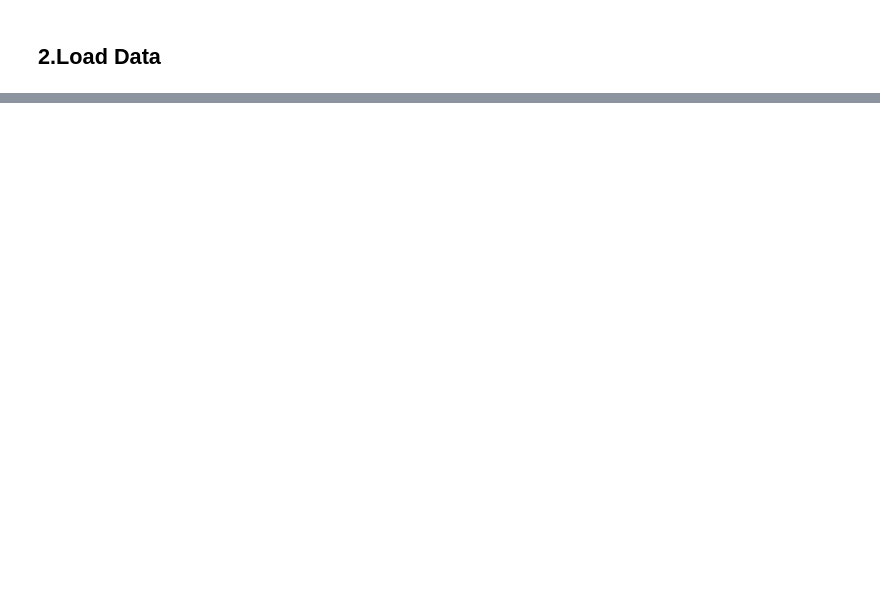
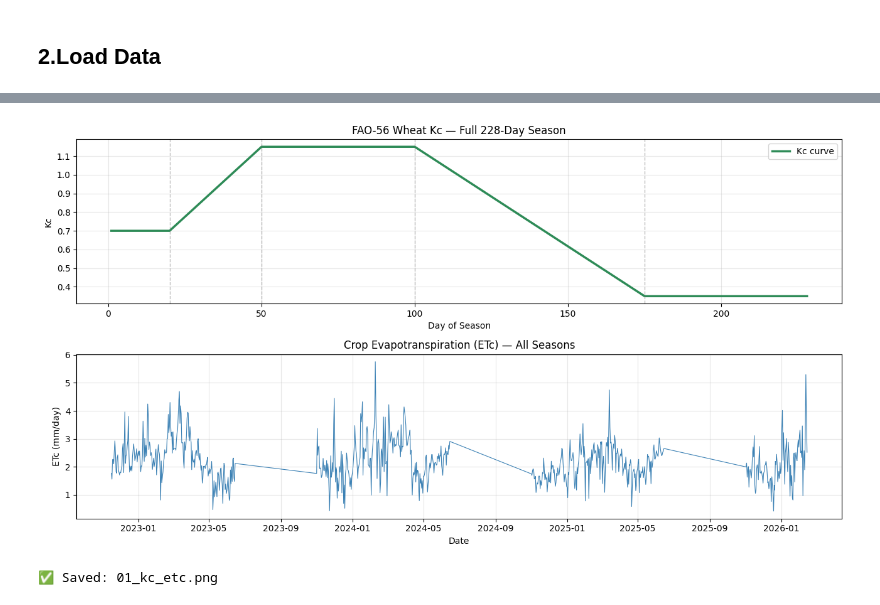
Before and after one commit to Hajer5503/AgriSmart, a Jupyter notebook: modules/irrigation_rl/notebooks/02_data_preparation.ipynb, the cells around one changed output, grey strips where cells are left out. Cells and saved outputs as stored; diff of their text form; code cells hidden in the pictures; blank space fills up the shorter version.

```diff
--- a/modules/irrigation_rl/notebooks/02_data_preparation.ipynb
+++ b/modules/irrigation_rl/notebooks/02_data_preparation.ipynb
@@ -374,0 +206,12 @@ files.download("prepared_rl_dataset_extended.csv")
+# %%
+def get_day_of_season(date):
+    """Returns day number within the current wheat season (1 = sowing day)."""
+    for s in crop_seasons:
+        if s['sowing'] <= date <= s['harvest']:
+            return (date - s['sowing']).days + 1
+    return np.nan
+
+df['day_of_season'] = df['date'].apply(get_day_of_season).astype(int)
+
+print(f"Day of season range : {df['day_of_season'].min()} → {df['day_of_season'].max()}")
+print(f"(Wheat season length: 228 days = Nov 1 → Jun 15)")
@@ -374,0 +284,29 @@ files.download("prepared_rl_dataset_extended.csv")
+# %%
+# ── Visualise Kc curve ────────────────────────────────────────────────────
+fig, axes = plt.subplots(2, 1, figsize=(13, 7))
+
+days      = range(1, 229)
+kc_curve  = [calculate_kc(d) for d in days]
+stage_bounds = [20, 50, 100, 175]
+
+axes[0].plot(days, kc_curve, color="#2E8B57", linewidth=2.5, label="Kc curve")
+for b in stage_bounds:
+    axes[0].axvline(b, color="gray", linestyle="--", alpha=0.5, linewidth=1)
+axes[0].set_xlabel("Day of Season")
+axes[0].set_ylabel("Kc")
+axes[0].set_title("FAO-56 Wheat Kc — Full 228-Day Season")
+axes[0].legend(); axes[0].grid(True, alpha=0.3)
+
+axes[1].plot(df["date"], df["etc_mm"], color="#1B6CA8", linewidth=0.8, alpha=0.85)
+axes[1].set_xlabel("Date")
+axes[1].set_ylabel("ETc (mm/day)")
+axes[1].set_title("Crop Evapotranspiration (ETc) — All Seasons")
+axes[1].grid(True, alpha=0.3)
+
+plt.tight_layout()
+plt.savefig("01_kc_etc.png", dpi=120, bbox_inches="tight")
+plt.show()
+print("✅ Saved: 01_kc_etc.png")
+# %% [output]
+[figure, added]
+✅ Saved: 01_kc_etc.png
```
Also changed, not shown: parts of 57 cells of this notebook.
